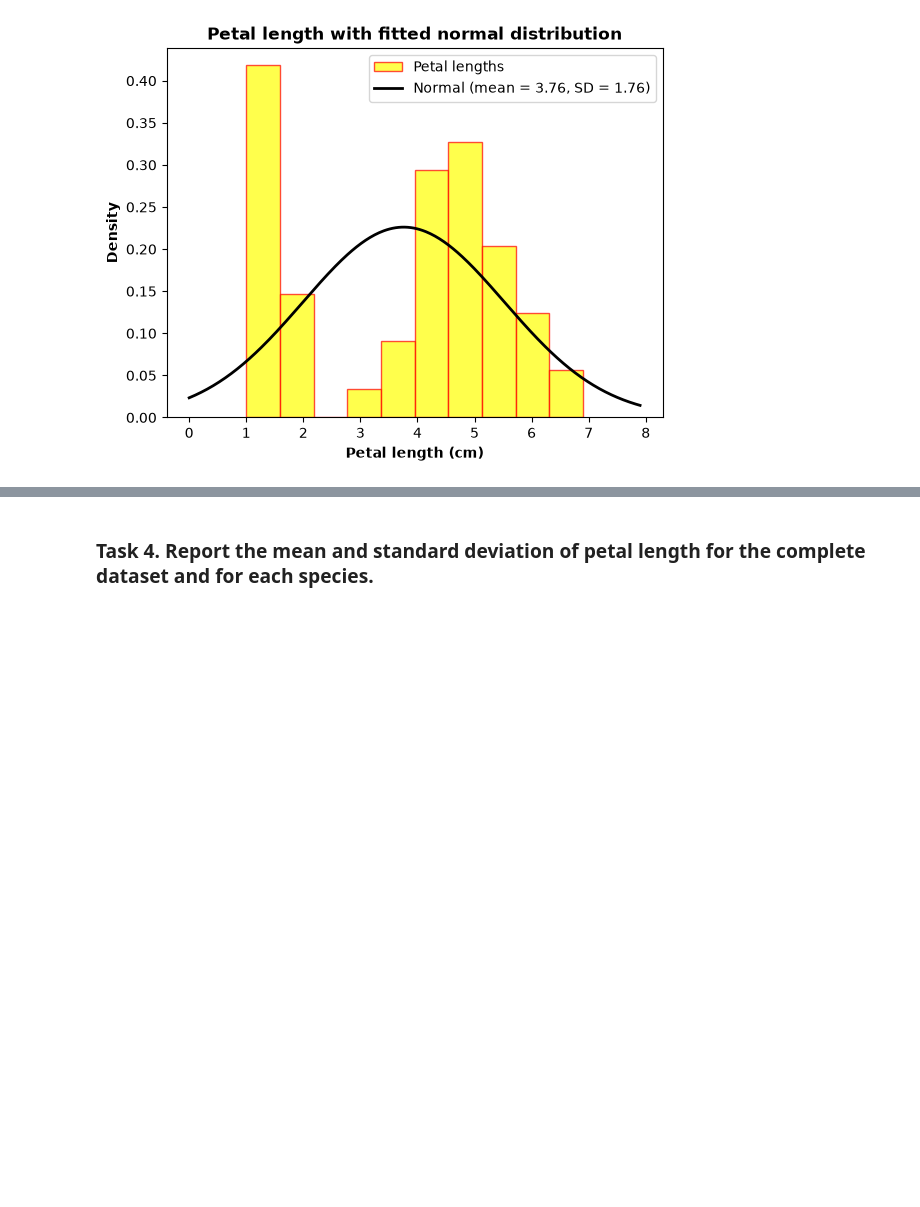
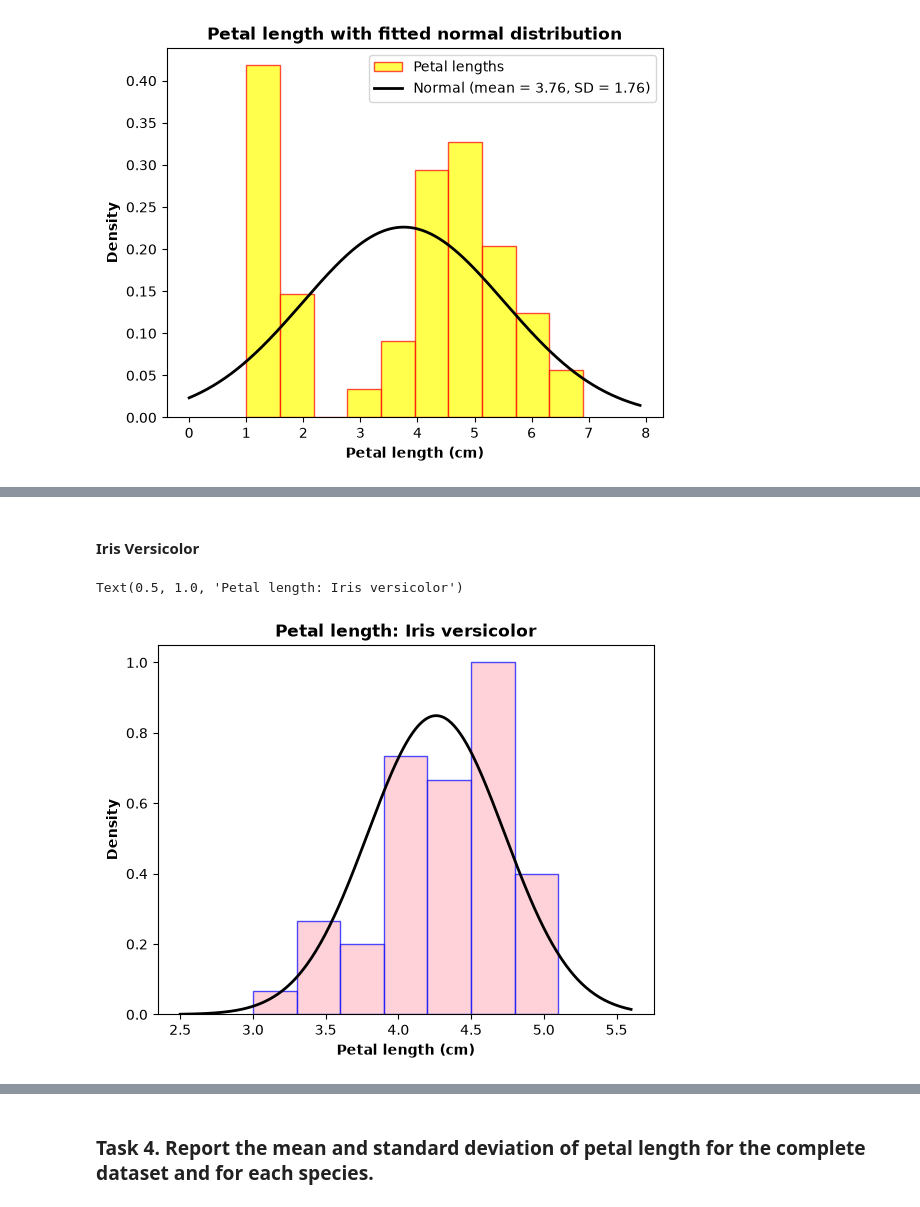
Before and after one commit to NibnabCodes/Applied-Statistics-Assessment, a Jupyter notebook: problems.ipynb, the cells around one changed output, grey strips where cells are left out. Saved outputs shown, nothing was run; the diff lists cells and outputs as text; code cells hidden in the pictures; blank space fills up the shorter version.

```diff
--- a/problems.ipynb
+++ b/problems.ipynb
@@ -119,0 +150,19 @@ plt.legend()
+# %% [markdown]
+#### Iris Versicolor
+# %%
+mean_ver = versicolor.mean()
+std_ver = versicolor.std()
+x = np.linspace(versicolor.min() - 0.5, versicolor.max() + 0.5, 300)
+
+plt.hist(versicolor, bins=7, density=True, color="pink", edgecolor="blue",
+         alpha=0.7, label="Petal lengths")
+
+plt.plot(x, norm.pdf(x, mean_ver, std_ver), color="black", linewidth=2,
+         label=f"Normal (mean = {mean_ver:.2f}, SD = {std_ver:.2f})")
+
+plt.xlabel("Petal length (cm)", fontweight="bold")
+plt.ylabel("Density", fontweight="bold")
+plt.title("Petal length: Iris versicolor", fontweight="bold")
+# %% [output]
+Text(0.5, 1.0, 'Petal length: Iris versicolor')
+[figure, added]
```
Also changed, not shown: parts of 12 cells of this notebook.
